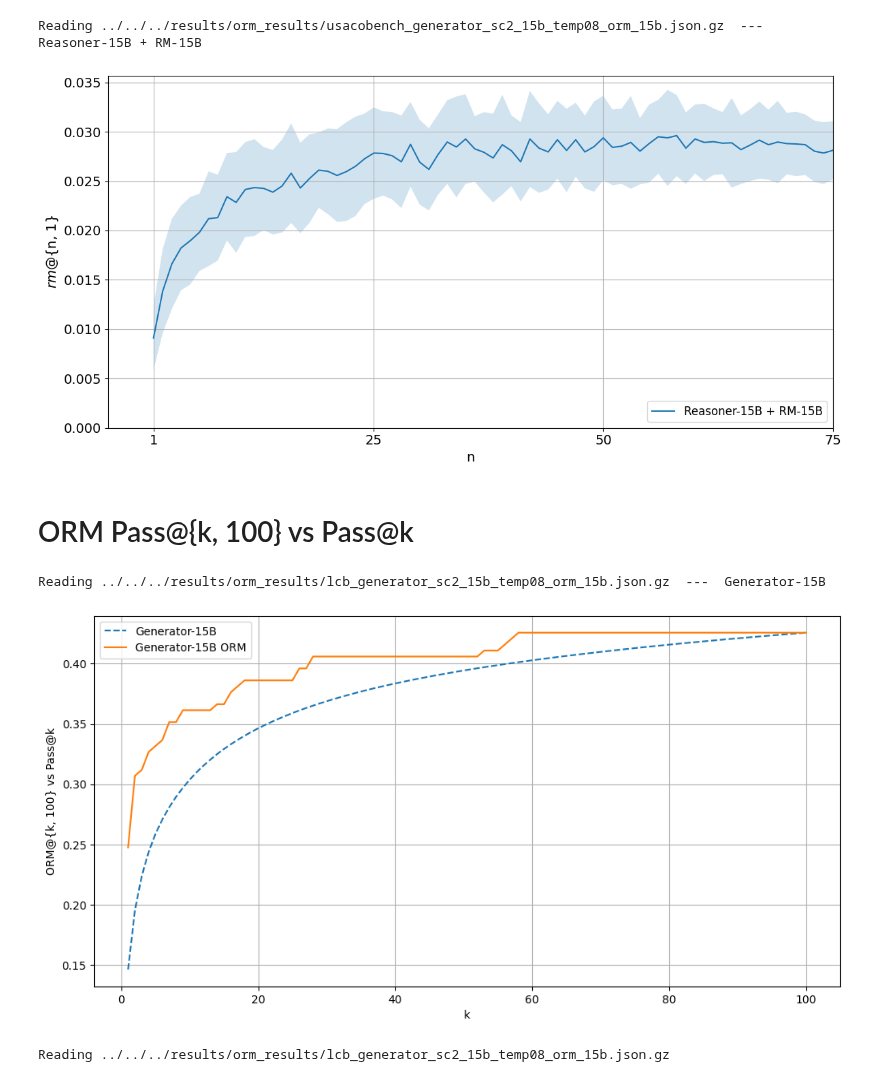
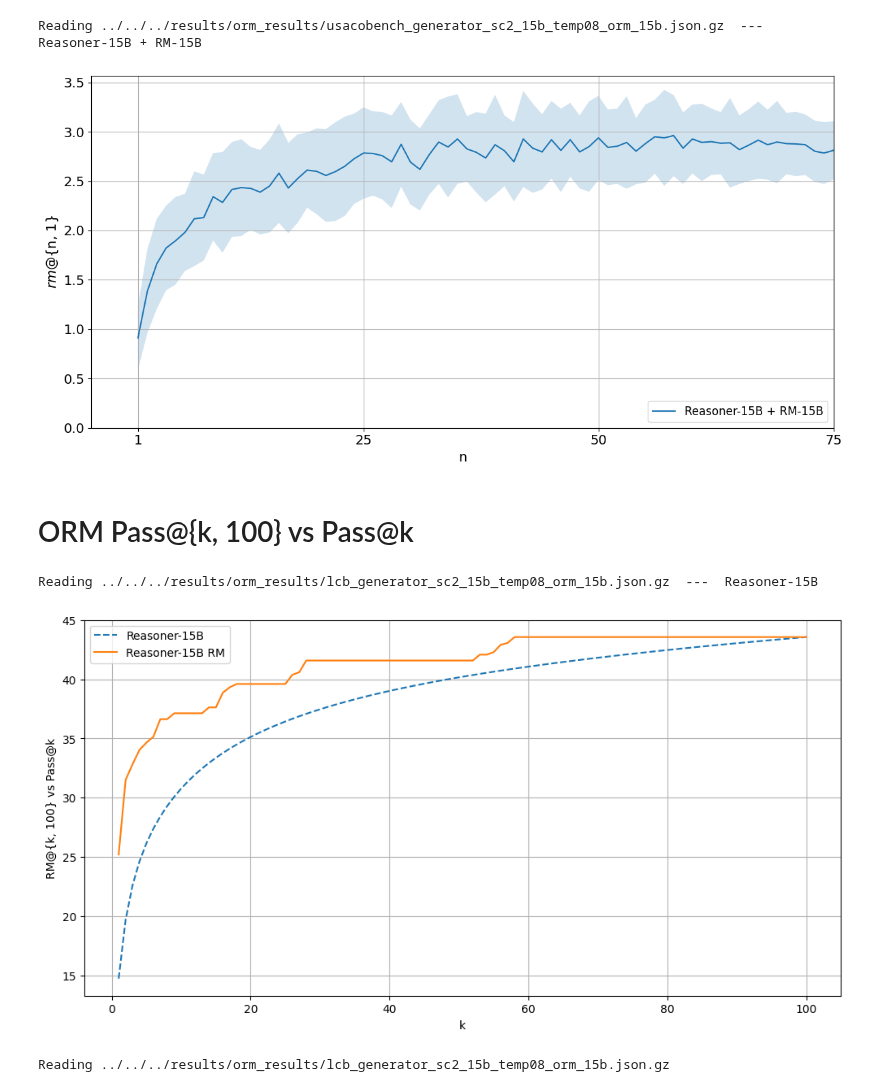
Before and after one commit to cassanof/CodeRM, a Jupyter notebook: coderm/eval/visualizations/graph_pass_k.ipynb, the cells around one changed output. Saved outputs shown, nothing was run; the diff lists cells and outputs as text; code cells hidden in the pictures.

```diff
--- a/coderm/eval/visualizations/graph_pass_k.ipynb
+++ b/coderm/eval/visualizations/graph_pass_k.ipynb
@@ -111,7 +111,7 @@ for c, l, r in zip(colors, labels, paths_to_results):
     upper_k = len(items[0]["results"])
     pass_ks = {}
     for k in range(1, upper_k+1):
-        pass_ks[k] = np.mean(get_pass_ks(items, k))
+        pass_ks[k] = np.mean(get_pass_ks(items, k)) * 100
     all_pass_ks[(c, l)] = pass_ks
 # %% [output]
 Reading ../../../results/temp_generator/lcb_generator_llama3_70b_temp08.json.gz
@@ -184,8 +184,8 @@ from tqdm import tqdm
 perms=50 # number of permutations to reduce variance
 
 lcb_orm_accs = {}
-for norm, l, r in zip(normalize, labels, paths_to_results):
-    if norm:
+for prod, l, r in zip(normalize, labels, paths_to_results):
+    if prod:
         prod = "normalized"
     else:
         prod = None
@@ -197,8 +197,8 @@ for norm, l, r in zip(normalize, labels, paths_to_results):
         res = get_orm_acc(items, n=n, perms=perms, prod=prod)
         accs = res[0]
         stds = res[2]
-        acc = np.mean(accs)
-        std = np.mean(stds)
+        acc = np.mean(accs) * 100
+        std = np.mean(stds) * 100
         orm_accs[n] = (acc, std)
     lcb_orm_accs[l] = orm_accs
 # %% [output]
@@ -266,8 +266,8 @@ from tqdm import tqdm
 perms=50 # number of permutations to reduce variance
 
 he_orm_accs = {}
-for norm, l, r in zip(normalize, labels, paths_to_results):
-    if norm:
+for prod, l, r in zip(normalize, labels, paths_to_results):
+    if prod:
         prod = "normalized"
     else:
         prod = None
@@ -279,8 +279,8 @@ for norm, l, r in zip(normalize, labels, paths_to_results):
         res = get_orm_acc(items, n=n, perms=perms, prod=prod)
         accs = res[0]
         stds = res[2]
-        acc = np.mean(accs)
-        std = np.mean(stds)
+        acc = np.mean(accs) * 100
+        std = np.mean(stds) * 100
         orm_accs[n] = (acc, std)
     he_orm_accs[l] = orm_accs
 # %% [output]
@@ -348,8 +348,8 @@ from tqdm import tqdm
 perms=50 # number of permutations to reduce variance
 
 ub_orm_accs = {}
-for norm, l, r in zip(normalize, labels, paths_to_results):
-    if norm:
+for prod, l, r in zip(normalize, labels, paths_to_results):
+    if prod:
         prod = "normalized"
     else:
         prod = None
@@ -361,8 +361,8 @@ for norm, l, r in zip(normalize, labels, paths_to_results):
         res = get_orm_acc(items, n=n, perms=perms, prod=prod)
         accs = res[0]
         stds = res[2]
-        acc = np.mean(accs)
-        std = np.mean(stds)
+        acc = np.mean(accs) * 100
+        std = np.mean(stds) * 100
         orm_accs[n] = (acc, std)
     ub_orm_accs[l] = orm_accs
 # %% [output]
@@ -370,30 +370,30 @@ Reading ../../../results/orm_results/usacobench_generator_sc2_15b_temp08_orm_15b
 # %%
 import matplotlib.pyplot as plt
 import numpy as np
 
 plt.figure(figsize=(12, 6))
 for label, values in ub_orm_accs.items():
     ks = list(values.keys())
     means, stds = zip(*values.values())
     means = np.array(means)
     stds = np.array(stds)
     linestyle = '-'
     plt.plot(ks, means, label=label, linestyle=linestyle)
     plt.fill_between(ks, means - stds, means + stds, alpha=0.2)
 
 plt.xlabel('n', fontsize=14)
 plt.ylabel('$rm@${n, 1}', fontsize=14)
 plt.legend(fontsize=12, loc='lower right', bbox_to_anchor=(1, 0), ncol=1)
 plt.grid(True)
 plt.tick_params(axis='both', which='major', labelsize=14)
-plt.ylim(bottom=0.0)
+plt.ylim(bottom=0)
 plt.xlim(right=75)
 plt.xticks([1, 25, 50, 75])
 plt.tight_layout()
 plt.savefig("../../dataset/plots/rm_curve_ub.pdf", bbox_inches='tight')
 plt.show()
 # %% [output]
-[figure, old version]
+[figure, new version]
 # %% [markdown]
 # ORM Pass@{k, 100} vs Pass@k
 # %%
@@ -421,28 +421,27 @@ for l, r in zip(labels, paths_to_results):
     orm_accs = {}
     passk_accs = {}
     for k in tqdm(list(range(1, upper_n+1))):
-        orm_accs[k] = np.mean(get_orm_acc(items, n=upper_n, k=k)[0])
-        passk_accs[k] = np.mean(get_pass_ks(items, k=k))
+        orm_accs[k] = np.mean(get_orm_acc(items, n=upper_n, k=k)[0]) * 100
+        passk_accs[k] = np.mean(get_pass_ks(items, k=k)) * 100
     all_orm_accs[l] = orm_accs
     all_passk_accs[l] = passk_accs
 # %% [output]
-Reading ../../../results/orm_results/lcb_generator_sc2_15b_temp08_orm_15b.json.gz  ---  Generator-15B
+Reading ../../../results/orm_results/lcb_generator_sc2_15b_temp08_orm_15b.json.gz  ---  Reasoner-15B
 # %%
 import matplotlib.pyplot as plt
-from pathlib import Path
 plt.figure(figsize=(12, 6))
 
 for label, values in all_passk_accs.items():
     ks = list(values.keys())
     pass_at_k = list(values.values())
     linestyle = '--'
-    plt.plot(ks, pass_at_k, label=Path(label).stem, linestyle=linestyle)
+    plt.plot(ks, pass_at_k, label=label, linestyle=linestyle)
 
 for label, values in all_orm_accs.items():
     ks = list(values.keys())
     orm_acc = list(values.values())
     linestyle = '-'
-    plt.plot(ks, orm_acc, label=Path(label).stem + " ORM", linestyle=linestyle)
+    plt.plot(ks, orm_acc, label=label + " RM", linestyle=linestyle)
 
 
 plt.xlabel('k')
@@ -451,7 +450,7 @@ plt.legend()
 plt.grid(True)
 plt.show()
 # %% [output]
-[figure, old version]
+[figure, new version]
 # %%
 def compute_orm_accuracy(params):
     items, k, n, perms = params
```
Also changed, not shown: parts of 13 cells of this notebook.
